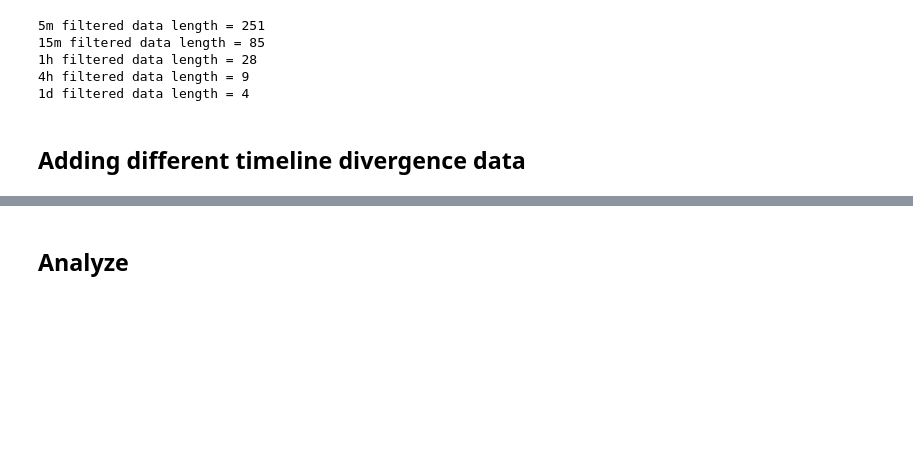
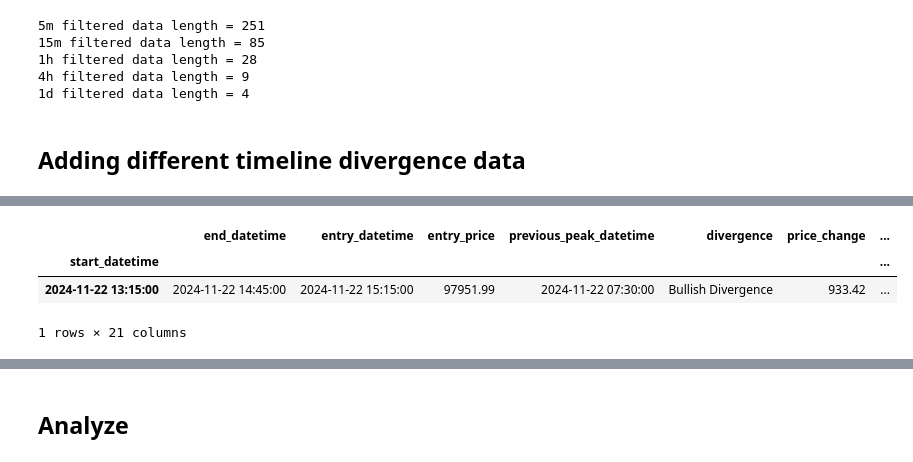
Before and after one commit to Shawn-Kim96/rsi_divergence_detector, a Jupyter notebook: notebooks/2.0-divergence_detector_test.ipynb, the cells around one changed output, grey strips where cells are left out. Drawn from its saved outputs; the diff is of its cells as text; code cells hidden in the pictures; blank space fills up the shorter version.

```diff
--- a/notebooks/2.0-divergence_detector_test.ipynb
+++ b/notebooks/2.0-divergence_detector_test.ipynb
@@ -124,0 +185,7 @@ Name: 2024-11-11 16:00:00, dtype: object
+# %%
+dd_filter['15m'][31:32]
+# %% [output]
+|  | end_datetime | entry_datetime | entry_price | previous_peak_datetime | divergence | price_change | ... |
+| start_datetime |  |  |  |  |  |  | ... |
+| 2024-11-22 13:15:00 | 2024-11-22 14:45:00 | 2024-11-22 15:15:00 | 97951.99 | 2024-11-22 07:30:00 | Bullish Divergence | 933.42 | ... |
+1 rows × 21 columns
```
Also changed, not shown: parts of 14 cells of this notebook, 1 other file.
